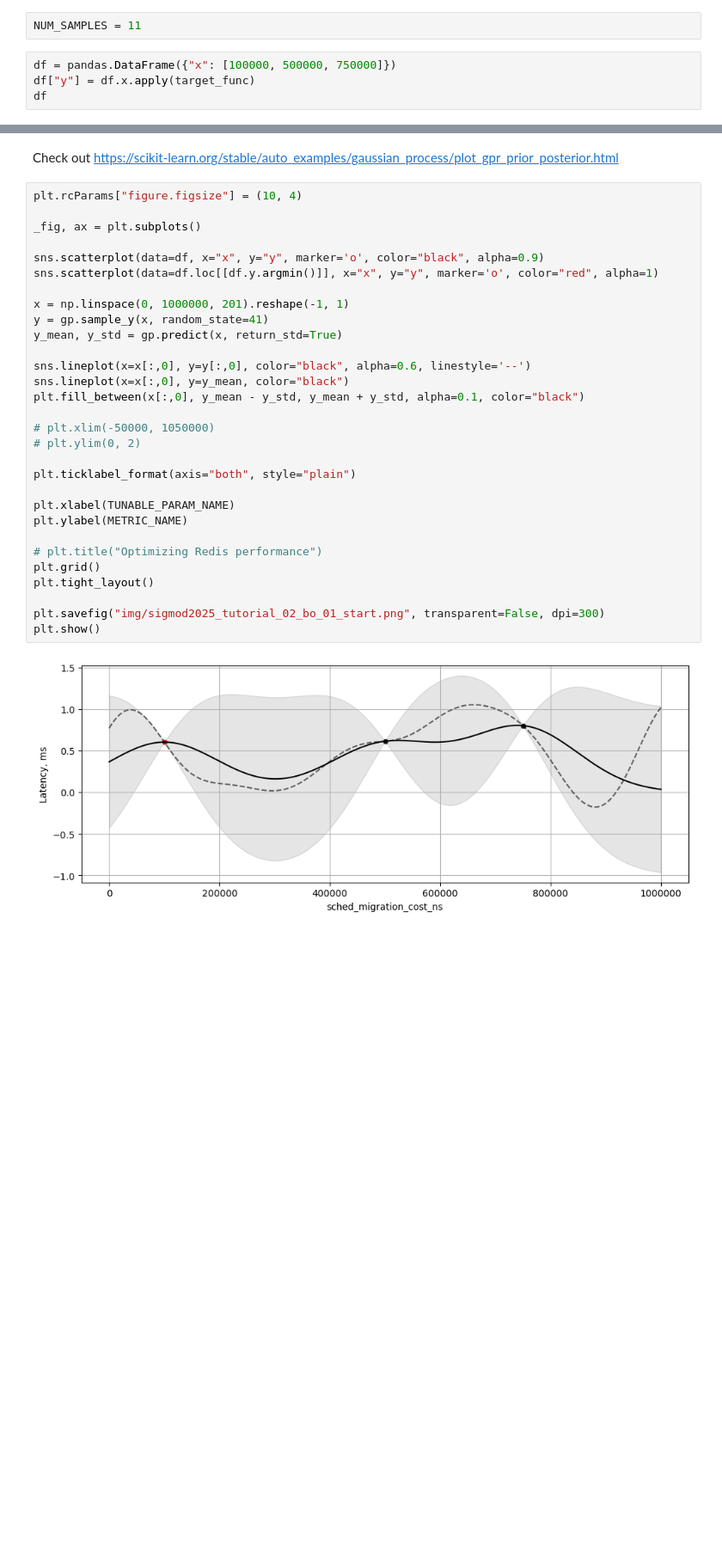
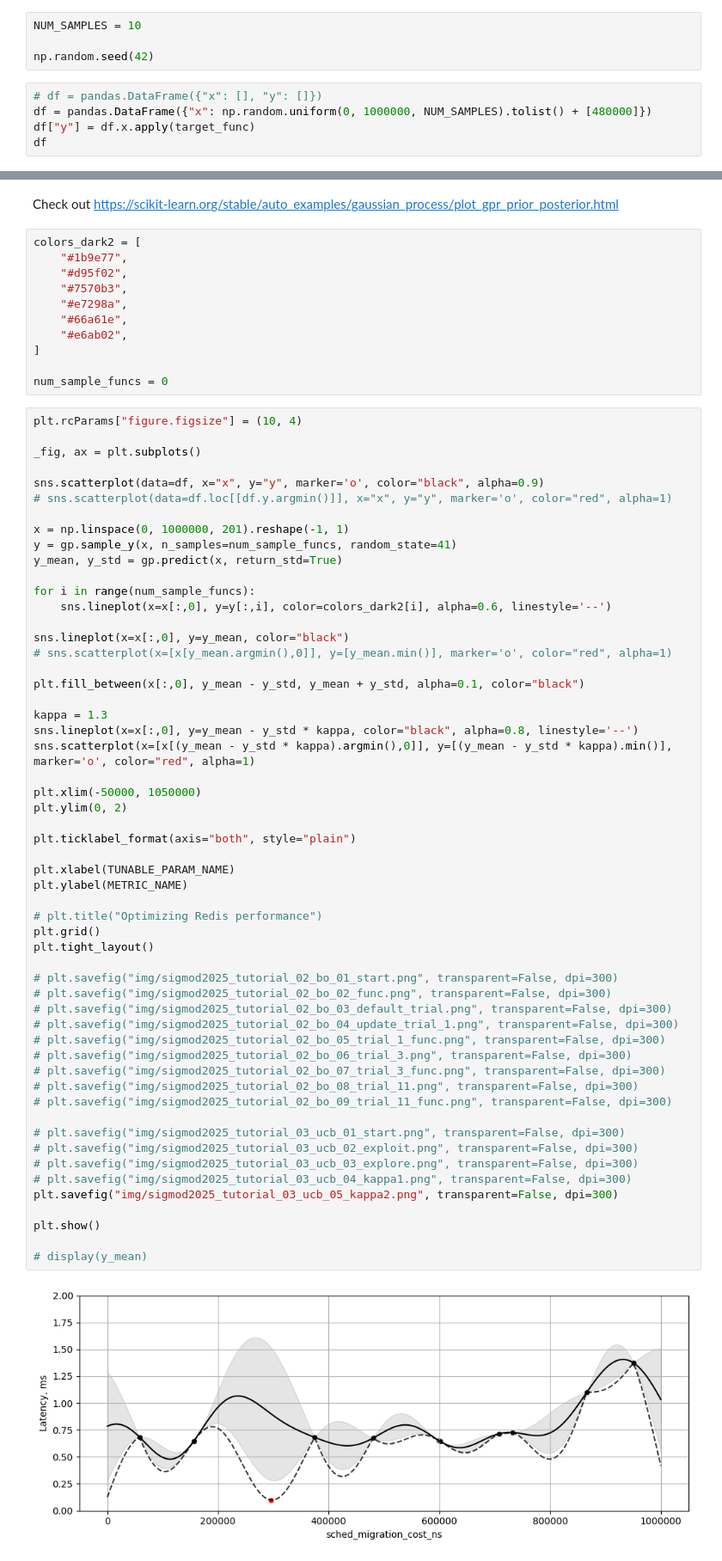
Before and after one commit to motus/sqlite-autotuning, a Jupyter notebook: sigmod2025_tutorial/sigmod2025_tutorial_02_bo.ipynb, the cells around one changed output, grey strips where cells are left out. Shown at 86% size. Saved outputs shown, nothing was run; the diff lists cells and outputs as text; blank space fills up the shorter version.

Commit message:
final version of the BO visuals

```diff
--- a/sigmod2025_tutorial/sigmod2025_tutorial_02_bo.ipynb
+++ b/sigmod2025_tutorial/sigmod2025_tutorial_02_bo.ipynb
@@ -16,9 +16,12 @@ print(f"y: target_func range  = {FUNC_RANGE} :: {METRIC_NAME}")
 x: target_func domain = (0, 1000000) :: sched_migration_cost_ns
 y: target_func range  = (0.2, 1.8) :: Latency, ms
 # %%
-NUM_SAMPLES = 11
+NUM_SAMPLES = 10
+
+np.random.seed(42)
 # %%
-df = pandas.DataFrame({"x": [100000, 500000, 750000]})
+# df = pandas.DataFrame({"x": [], "y": []})
+df = pandas.DataFrame({"x": np.random.uniform(0, 1000000, NUM_SAMPLES).tolist() + [480000]})
 df["y"] = df.x.apply(target_func)
 df
 # %% [output]
@@ -36,34 +56,70 @@ GaussianProcessRegressor(kernel=RBF(length_scale=1e+05), random_state=42)
 # %% [markdown]
 Check out https://scikit-learn.org/stable/auto_examples/gaussian_process/plot_gpr_prior_posterior.html
+# %%
+colors_dark2 = [
+    "#1b9e77",
+    "#d95f02",
+    "#7570b3",
+    "#e7298a",
+    "#66a61e",
+    "#e6ab02",
+]
+
+num_sample_funcs = 0
 # %%
 plt.rcParams["figure.figsize"] = (10, 4)
 
 _fig, ax = plt.subplots()
 
 sns.scatterplot(data=df, x="x", y="y", marker='o', color="black", alpha=0.9)
-sns.scatterplot(data=df.loc[[df.y.argmin()]], x="x", y="y", marker='o', color="red", alpha=1)
+# sns.scatterplot(data=df.loc[[df.y.argmin()]], x="x", y="y", marker='o', color="red", alpha=1)
 
 x = np.linspace(0, 1000000, 201).reshape(-1, 1)
-y = gp.sample_y(x, random_state=41)
+y = gp.sample_y(x, n_samples=num_sample_funcs, random_state=41)
 y_mean, y_std = gp.predict(x, return_std=True)
 
-sns.lineplot(x=x[:,0], y=y[:,0], color="black", alpha=0.6, linestyle='--')
+for i in range(num_sample_funcs):
+    sns.lineplot(x=x[:,0], y=y[:,i], color=colors_dark2[i], alpha=0.6, linestyle='--')
+
 sns.lineplot(x=x[:,0], y=y_mean, color="black")
+# sns.scatterplot(x=[x[y_mean.argmin(),0]], y=[y_mean.min()], marker='o', color="red", alpha=1)
+
 plt.fill_between(x[:,0], y_mean - y_std, y_mean + y_std, alpha=0.1, color="black")
 
-# plt.xlim(-50000, 1050000)
-# plt.ylim(0, 2)
+kappa = 1.3
+sns.lineplot(x=x[:,0], y=y_mean - y_std * kappa, color="black", alpha=0.8, linestyle='--')
+sns.scatterplot(x=[x[(y_mean - y_std * kappa).argmin(),0]], y=[(y_mean - y_std * kappa).min()], marker='o', color="red", alpha=1)
+
+plt.xlim(-50000, 1050000)
+plt.ylim(0, 2)
 
 plt.ticklabel_format(axis="both", style="plain")
 
 plt.xlabel(TUNABLE_PARAM_NAME)
 plt.ylabel(METRIC_NAME)
 
 # plt.title("Optimizing Redis performance")
 plt.grid()
 plt.tight_layout()
 
-plt.savefig("img/sigmod2025_tutorial_02_bo_01_start.png", transparent=False, dpi=300)
+# plt.savefig("img/sigmod2025_tutorial_02_bo_01_start.png", transparent=False, dpi=300)
+# plt.savefig("img/sigmod2025_tutorial_02_bo_02_func.png", transparent=False, dpi=300)
+# plt.savefig("img/sigmod2025_tutorial_02_bo_03_default_trial.png", transparent=False, dpi=300)
+# plt.savefig("img/sigmod2025_tutorial_02_bo_04_update_trial_1.png", transparent=False, dpi=300)
+# plt.savefig("img/sigmod2025_tutorial_02_bo_05_trial_1_func.png", transparent=False, dpi=300)
+# plt.savefig("img/sigmod2025_tutorial_02_bo_06_trial_3.png", transparent=False, dpi=300)
+# plt.savefig("img/sigmod2025_tutorial_02_bo_07_trial_3_func.png", transparent=False, dpi=300)
+# plt.savefig("img/sigmod2025_tutorial_02_bo_08_trial_11.png", transparent=False, dpi=300)
+# plt.savefig("img/sigmod2025_tutorial_02_bo_09_trial_11_func.png", transparent=False, dpi=300)
+
+# plt.savefig("img/sigmod2025_tutorial_03_ucb_01_start.png", transparent=False, dpi=300)
+# plt.savefig("img/sigmod2025_tutorial_03_ucb_02_exploit.png", transparent=False, dpi=300)
+# plt.savefig("img/sigmod2025_tutorial_03_ucb_03_explore.png", transparent=False, dpi=300)
+# plt.savefig("img/sigmod2025_tutorial_03_ucb_04_kappa1.png", transparent=False, dpi=300)
+plt.savefig("img/sigmod2025_tutorial_03_ucb_05_kappa2.png", transparent=False, dpi=300)
+
 plt.show()
+
+# display(y_mean)
 # %% [output]
-[figure, old version]
+[figure, new version]
```
Also changed, not shown: parts of 8 cells of this notebook.
